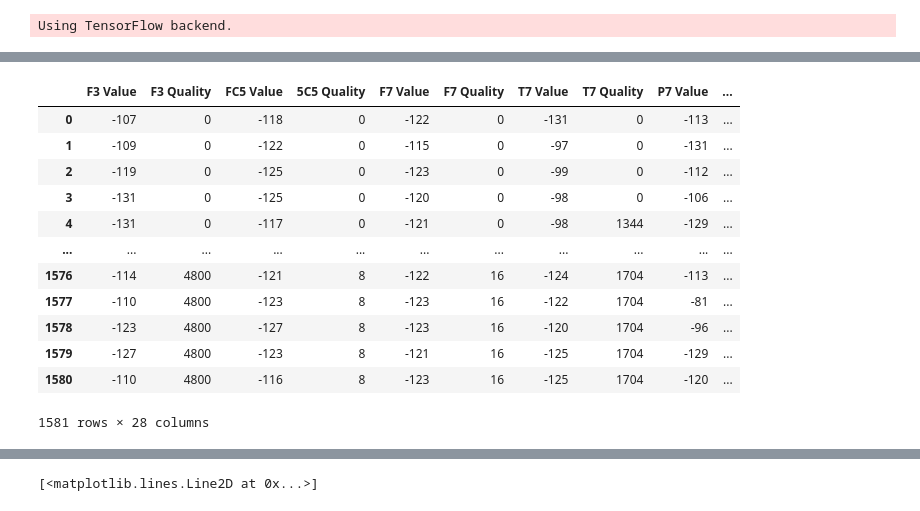
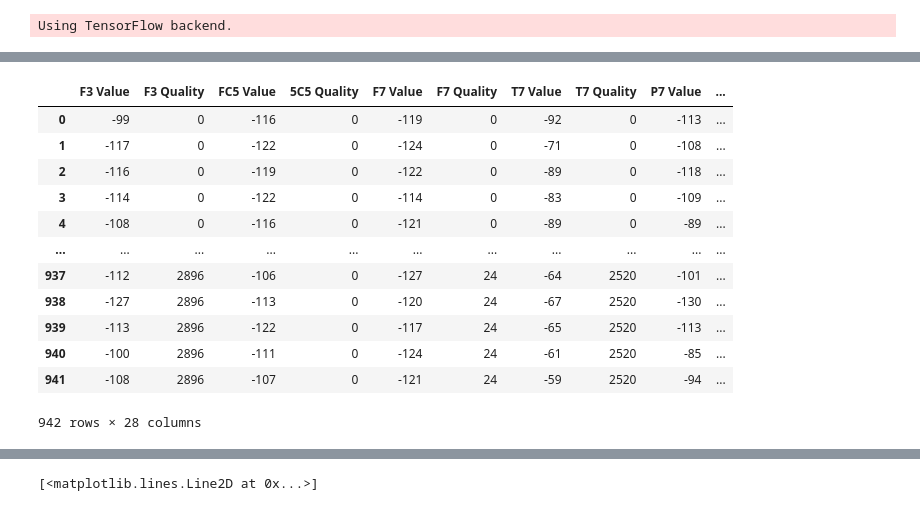
Before and after one commit to Nusserle/LieDetection, a Jupyter notebook: LieDetectionEEG.ipynb, the cells around one changed output, grey strips where cells are left out. Cells and saved outputs as stored; diff of their text form; code cells hidden in the pictures.

```diff
--- a/LieDetectionEEG.ipynb
+++ b/LieDetectionEEG.ipynb
@@ -41,20 +82,20 @@ df_eeg = df[['eeg', 'truth']].dropna().reset_index()
 # %%
-df_curr = pd.read_csv(df_eeg.iloc[0,:][1]).iloc[:,1:-1]
+df_curr = pd.read_csv(df_eeg.iloc[2,:][1]).iloc[:,1:-1]
 df_curr
 # %% [output]
 |  | F3 Value | F3 Quality | FC5 Value | 5C5 Quality | F7 Value | F7 Quality | T7 Value | T7 Quality | P7 Value | ... |
-| 0 | -107 | 0 | -118 | 0 | -122 | 0 | -131 | 0 | -113 | ... |
-| 1 | -109 | 0 | -122 | 0 | -115 | 0 | -97 | 0 | -131 | ... |
-| 2 | -119 | 0 | -125 | 0 | -123 | 0 | -99 | 0 | -112 | ... |
-| 3 | -131 | 0 | -125 | 0 | -120 | 0 | -98 | 0 | -106 | ... |
-| 4 | -131 | 0 | -117 | 0 | -121 | 0 | -98 | 1344 | -129 | ... |
+| 0 | -99 | 0 | -116 | 0 | -119 | 0 | -92 | 0 | -113 | ... |
+| 1 | -117 | 0 | -122 | 0 | -124 | 0 | -71 | 0 | -108 | ... |
+| 2 | -116 | 0 | -119 | 0 | -122 | 0 | -89 | 0 | -118 | ... |
+| 3 | -114 | 0 | -122 | 0 | -114 | 0 | -83 | 0 | -109 | ... |
+| 4 | -108 | 0 | -116 | 0 | -121 | 0 | -89 | 0 | -89 | ... |
 | ... | ... | ... | ... | ... | ... | ... | ... | ... | ... | ... |
-| 1576 | -114 | 4800 | -121 | 8 | -122 | 16 | -124 | 1704 | -113 | ... |
-| 1577 | -110 | 4800 | -123 | 8 | -123 | 16 | -122 | 1704 | -81 | ... |
-| 1578 | -123 | 4800 | -127 | 8 | -123 | 16 | -120 | 1704 | -96 | ... |
-| 1579 | -127 | 4800 | -123 | 8 | -121 | 16 | -125 | 1704 | -129 | ... |
-| 1580 | -110 | 4800 | -116 | 8 | -123 | 16 | -125 | 1704 | -120 | ... |
+| 937 | -112 | 2896 | -106 | 0 | -127 | 24 | -64 | 2520 | -101 | ... |
+| 938 | -127 | 2896 | -113 | 0 | -120 | 24 | -67 | 2520 | -130 | ... |
+| 939 | -113 | 2896 | -122 | 0 | -117 | 24 | -65 | 2520 | -113 | ... |
+| 940 | -100 | 2896 | -111 | 0 | -124 | 24 | -61 | 2520 | -85 | ... |
+| 941 | -108 | 2896 | -107 | 0 | -121 | 24 | -59 | 2520 | -94 | ... |
-1581 rows × 28 columns
+942 rows × 28 columns
 # %%
 # Filter EEG table only for values (except for X and Y Value)
 # What is Quality? and X Value and Y Value
```
Also changed, not shown: parts of 21 cells of this notebook.
